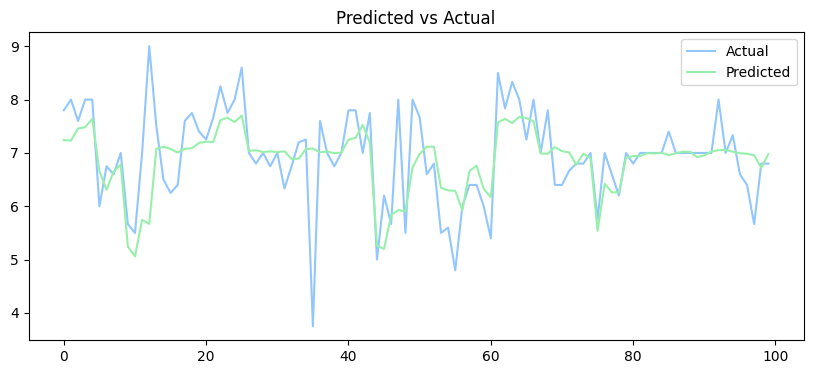
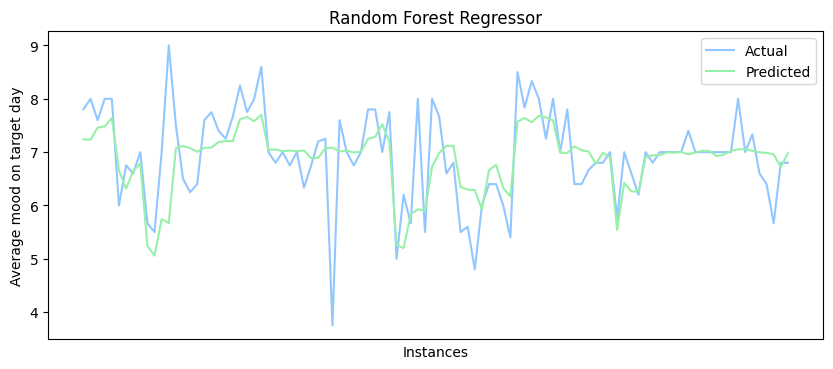
The notebook cell's code change between the first figure and the second:
--- before
+++ after
@@ -5,4 +5,7 @@
 plt.plot(y_pred[:100], label='Predicted')
 plt.legend()
-plt.title('Predicted vs Actual')
+plt.ylabel("Average mood on target day")
+plt.xlabel("Instances")
+plt.xticks([])
+plt.title('Random Forest Regressor')
 plt.show()

Commit: update